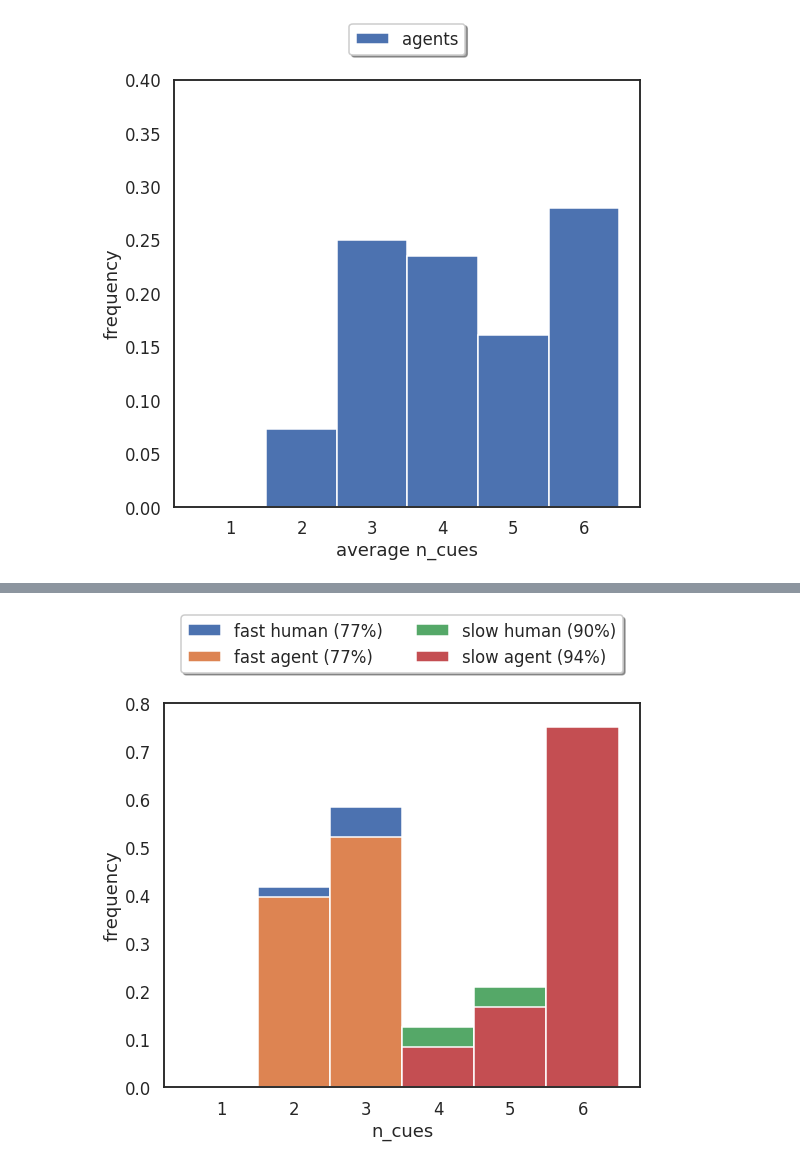
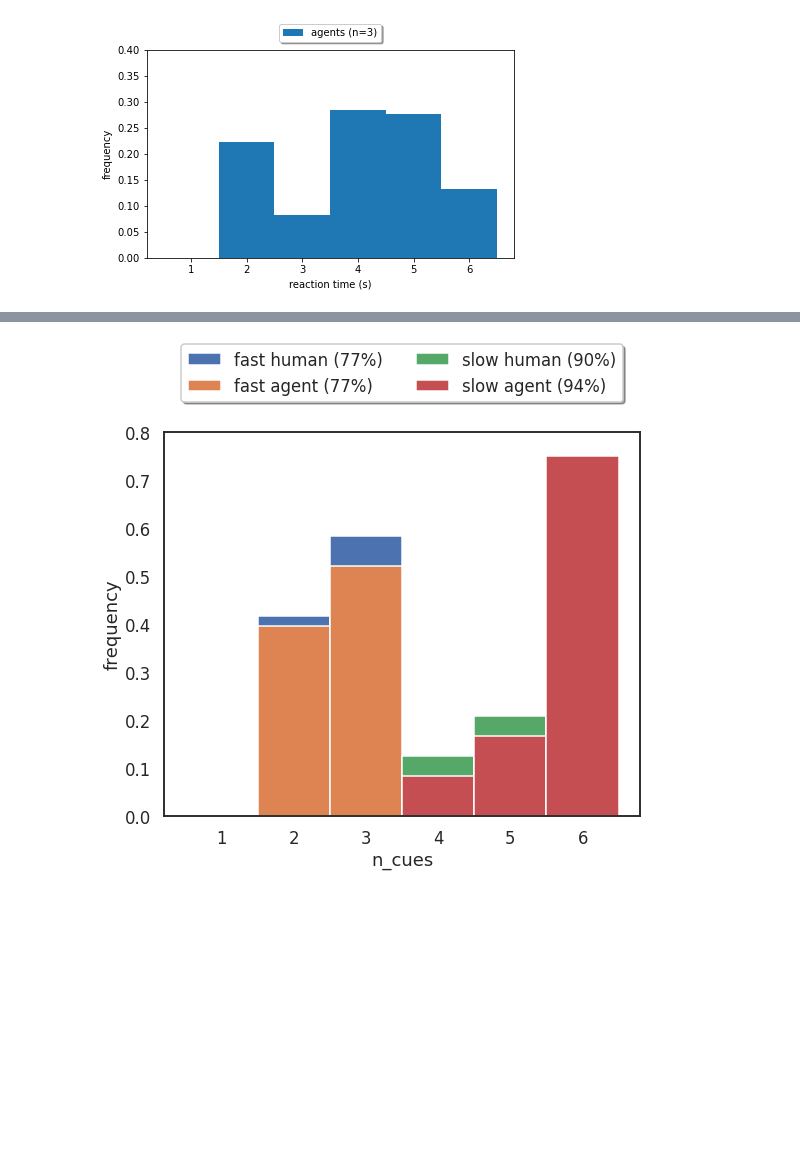
Before and after one commit to psipeter/decision_strategies, a Jupyter notebook: plotter.ipynb, the cells around one changed output, grey strips where cells are left out. Drawn from its saved outputs; the diff is of its cells as text; code cells hidden in the pictures; blank space fills up the shorter version.

```diff
--- a/plotter.ipynb
+++ b/plotter.ipynb
@@ -4,5 +4,3 @@ import matplotlib.pyplot as plt
 import seaborn as sns
 import scipy
 import pandas as pd
-
-sns.set(style="white", context="talk")
@@ -20,12 +7,15 @@ data = [np.load("data/%s.npz"%n) for n in range(n_trials)]
+# %%
+n_agents = 3
+data = [np.load("data/%s.npz"%(n+1)) for n in range(n_agents)]
 # %%
-ncues_all = np.concatenate(([D['ncues_simulated'] for D in data])).ravel()
+RTs_all = np.concatenate(([D['RTs'] for D in data])).ravel()
 
-fig, ax = plt.subplots(figsize=((8, 8)))
-ax.hist(ncues_all, bins=np.array([1,2,3,4,5,6,7])-0.5, rwidth=1, density=True, label='agents')
-ax.set(xlabel='average n_cues', ylabel='frequency', xticks=([1,2,3,4,5,6]), ylim=((0, 0.4)))
+fig, ax = plt.subplots()
+ax.hist(RTs_all, bins=np.array([1,2,3,4,5,6,7])-0.5, rwidth=1, density=True, label='agents (n=%s)'%n_agents)
+ax.set(xlabel='reaction time (s)', ylabel='frequency', xticks=([1,2,3,4,5,6]), ylim=((0, 0.4)))
 ax.legend(loc='upper center', bbox_to_anchor=(0.5, 1.15), ncol=1, fancybox=True, shadow=True)
 plt.tight_layout()
-plt.savefig("plots/ncues_distribution_model.png")
+plt.savefig("plots/RT_distribution.pdf")
 # %% [output]
-[figure, old version]
+[figure, new version]
 # %%
```
Also changed, not shown: parts of 2 cells of this notebook, 1 other file.
